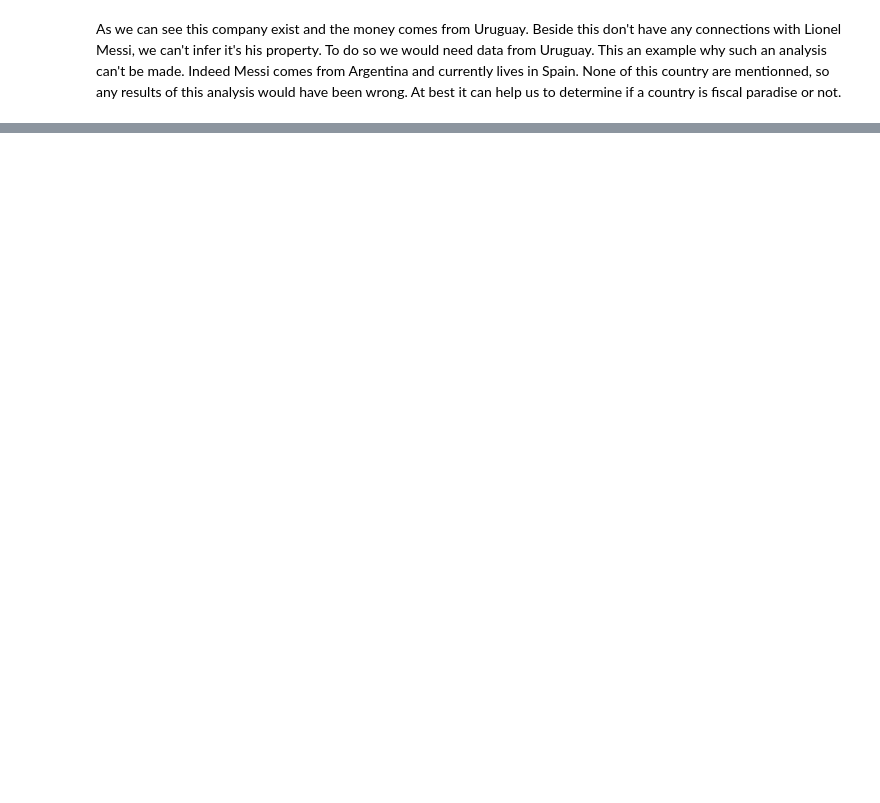
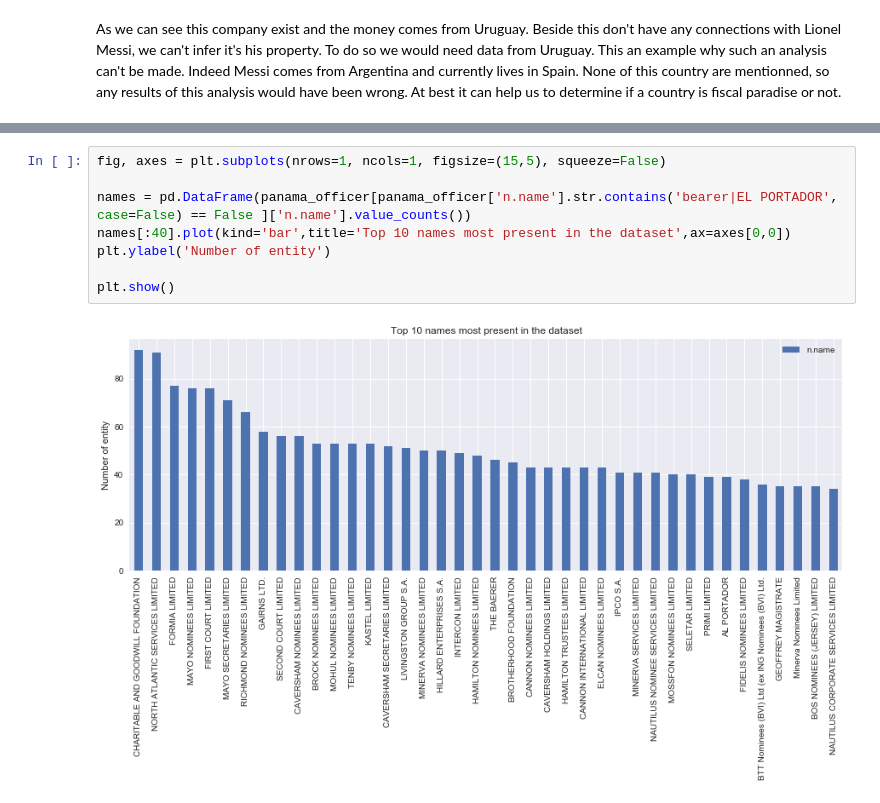
Before and after one commit to Roussaky/ada-EPFL, a Jupyter notebook: project/project_notebook.ipynb, the cells around one changed output, grey strips where cells are left out. Cells and saved outputs as stored; diff of their text form; blank space fills up the shorter version.

```diff
--- a/project/project_notebook.ipynb
+++ b/project/project_notebook.ipynb
@@ -245,0 +266,10 @@ As we can see this company exist and the money comes from Uruguay. Beside this d
+# %%
+fig, axes = plt.subplots(nrows=1, ncols=1, figsize=(15,5), squeeze=False)
+
+names = pd.DataFrame(panama_officer[panama_officer['n.name'].str.contains('bearer|EL PORTADOR', case=False) == False ]['n.name'].value_counts())
+names[:40].plot(kind='bar',title='Top 10 names most present in the dataset',ax=axes[0,0])
+plt.ylabel('Number of entity')
+
+plt.show()
+# %% [output]
+[figure, added]
```
Also changed, not shown: parts of 20 cells of this notebook, 3 other files.
